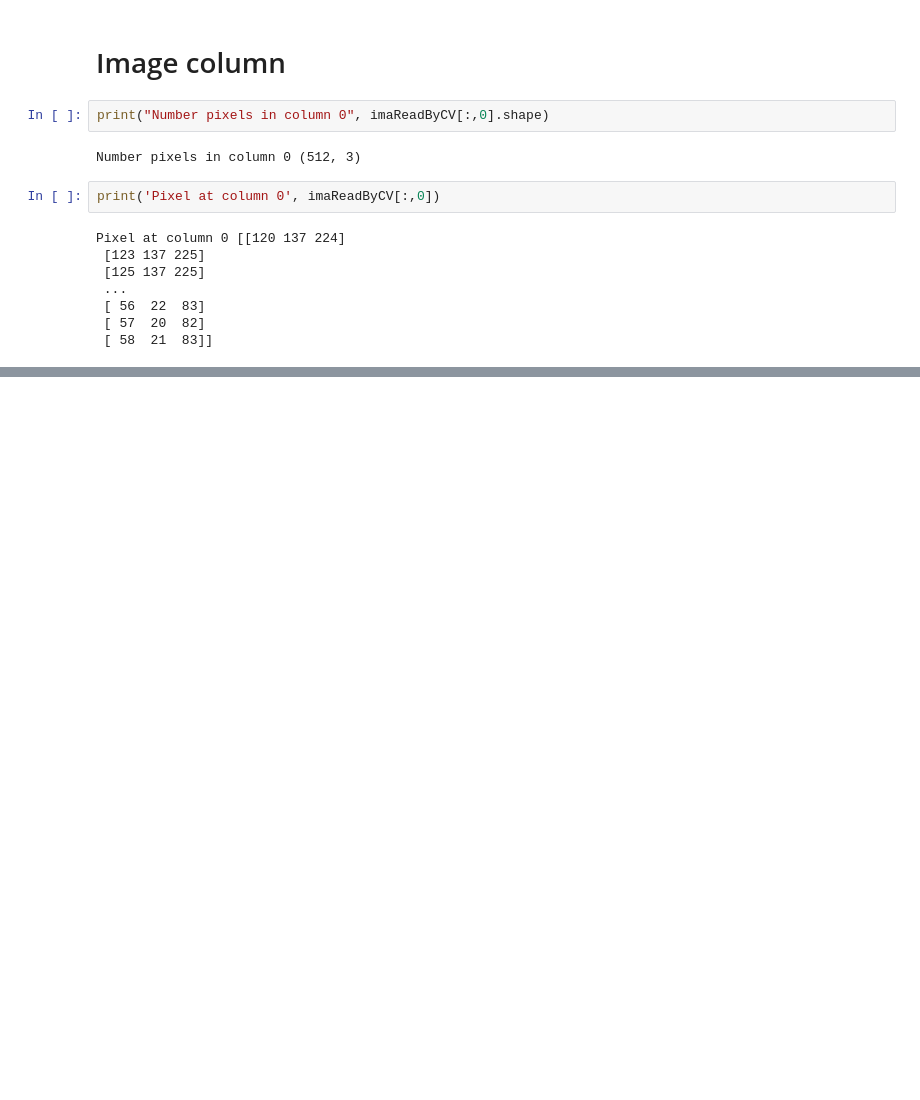
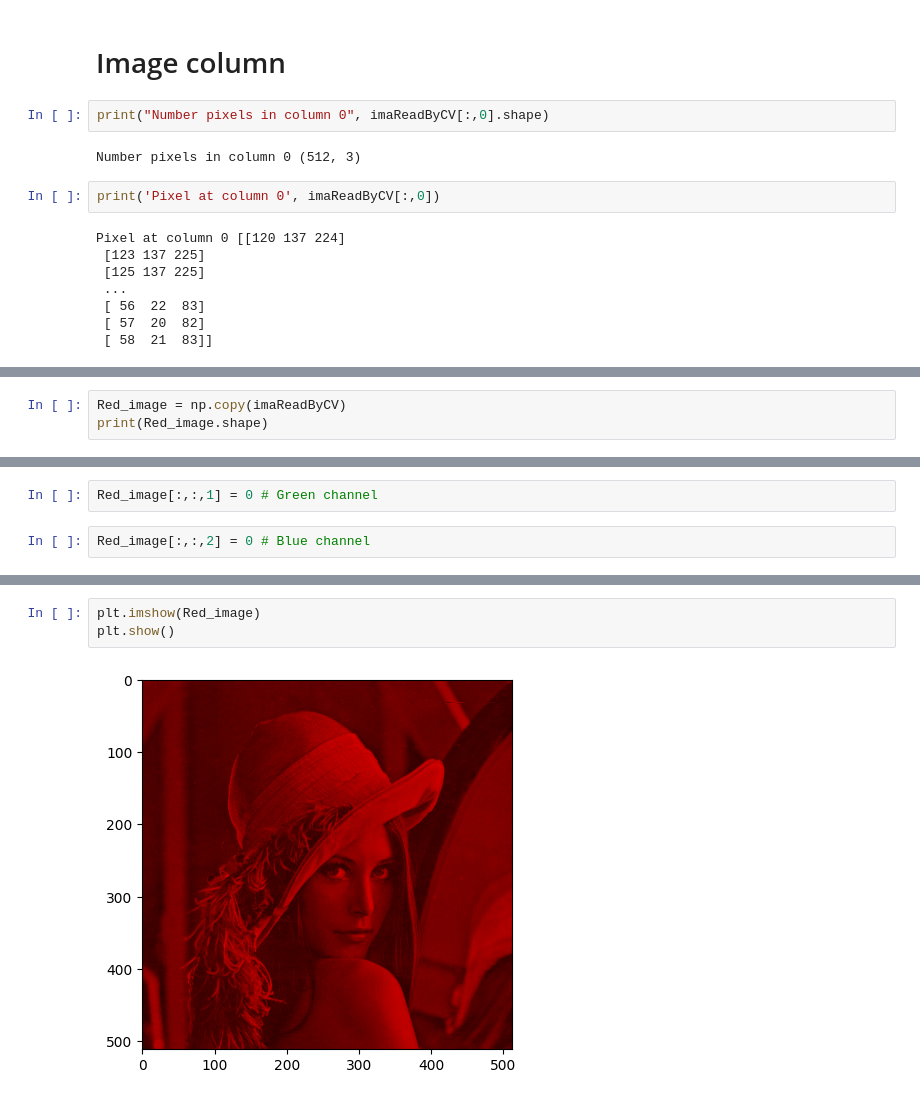
Before and after one commit to TaQuangKhoi/Learn-Computer-Vision, a Jupyter notebook: 12-Sep-2023 .ipynb, the cells around one changed output, grey strips where cells are left out. Cells and saved outputs as stored; diff of their text form; blank space fills up the shorter version.

Commit message:
Show Red channel

```diff
--- a/12-Sep-2023 .ipynb
+++ b/12-Sep-2023 .ipynb
@@ -78,0 +83,3 @@ Pixel at column 0 [[120 137 224]
+# %%
+Red_image = np.copy(imaReadByCV)
+print(Red_image.shape)
@@ -78,0 +98,4 @@ Pixel at column 0 [[120 137 224]
+# %%
+Red_image[:,:,1] = 0 # Green channel
+# %%
+Red_image[:,:,2] = 0 # Blue channel
@@ -78,0 +112,5 @@ Pixel at column 0 [[120 137 224]
+# %%
+plt.imshow(Red_image)
+plt.show()
+# %% [output]
+[figure, added]
```
Also changed, not shown: parts of 5 cells of this notebook.
